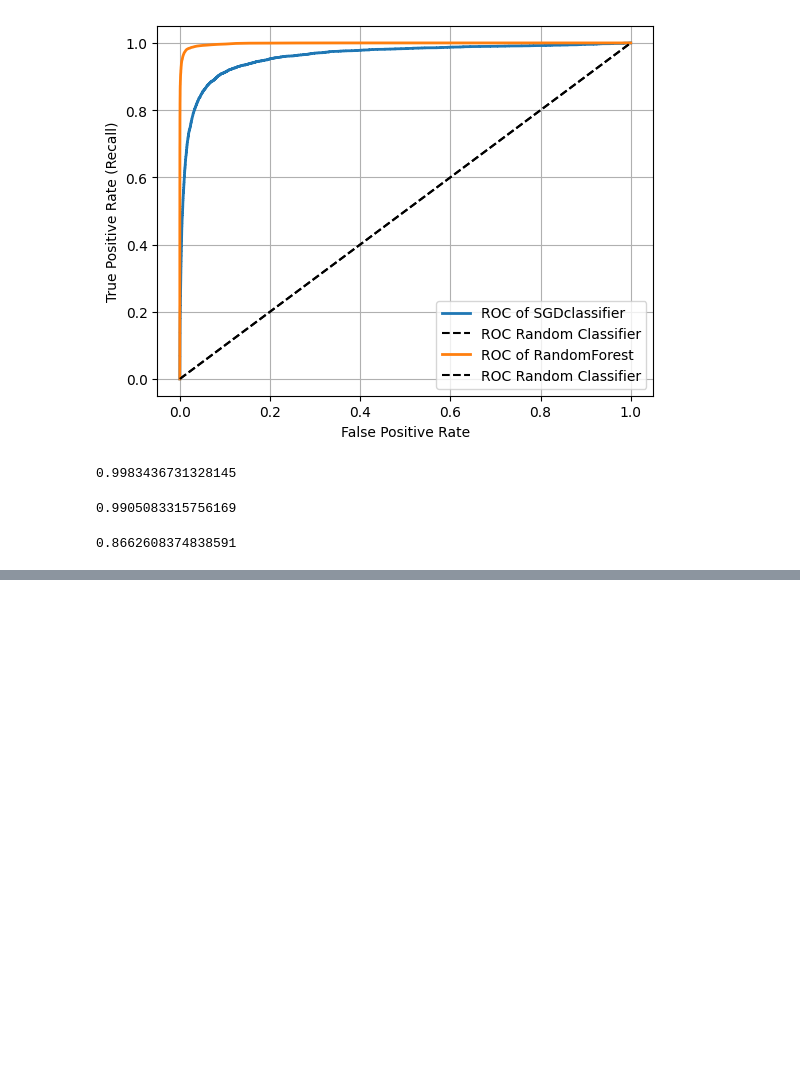
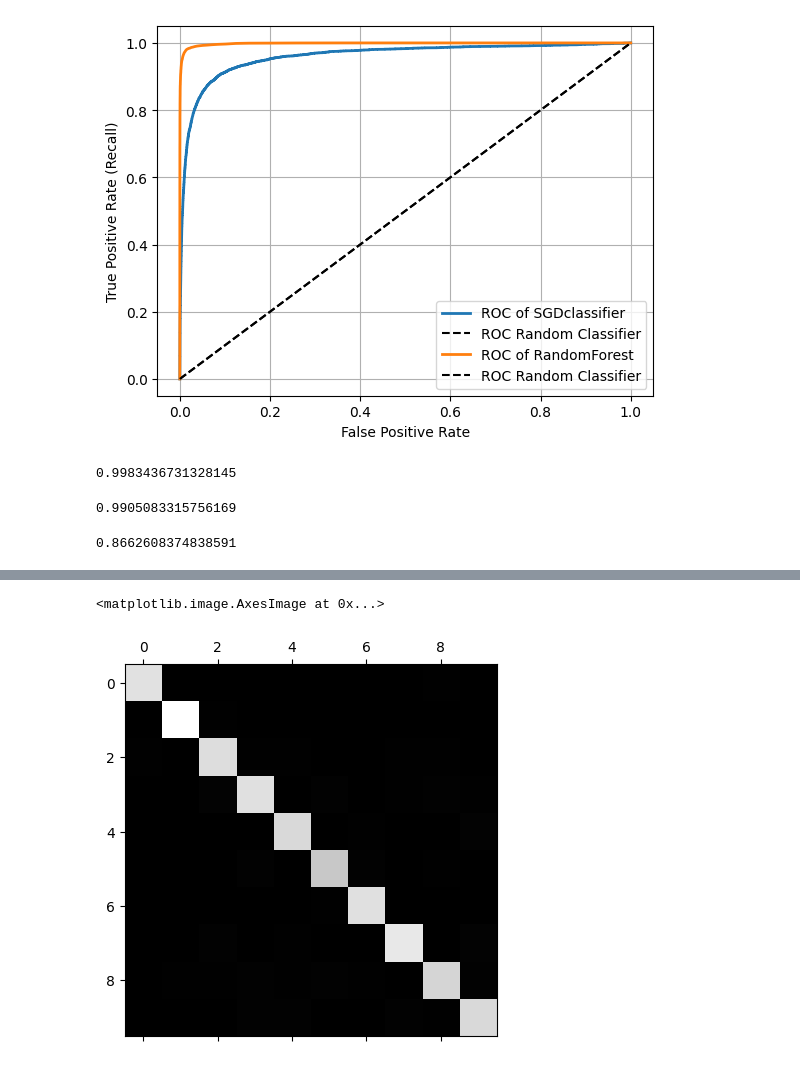
Before and after one commit to Cheslaff/HandsOnML, a Jupyter notebook: Part1Chapter3.ipynb, the cells around one changed output, grey strips where cells are left out. Cells and saved outputs as stored; diff of their text form; code cells hidden in the pictures; blank space fills up the shorter version.

```diff
--- a/Part1Chapter3.ipynb
+++ b/Part1Chapter3.ipynb
@@ -267,0 +299,3 @@ recall_score(y_train_5, forest_pred)
+# %%
+ovo_clf = OneVsOneClassifier(SGDClassifier(random_state=42))
+ovo_clf.fit(X_train, y_train)
@@ -267,0 +312,2 @@ recall_score(y_train_5, forest_pred)
+# %%
+forest_clf.fit(X_train, y_train)
@@ -267,0 +330,6 @@ recall_score(y_train_5, forest_pred)
+# %%
+# Scaling Features improves quality
+from sklearn.preprocessing import StandardScaler
+scaler = StandardScaler()
+X_train_scaled = scaler.fit_transform(X_train.astype(np.float64))
+cross_val_score(forest_clf, X_train_scaled, y_train, cv=3, scoring="accuracy")
@@ -267,0 +340,4 @@ recall_score(y_train_5, forest_pred)
+# %%
+y_train_pred = cross_val_predict(forest_clf, X_train_scaled, y_train, cv=3)
+conf_mx = confusion_matrix(y_train, y_train_pred)
+conf_mx
@@ -267,0 +355,5 @@ recall_score(y_train_5, forest_pred)
+# %%
+plt.matshow(conf_mx, cmap="grey")
+# %% [output]
+<matplotlib.image.AxesImage at 0x...>
+[figure, added]
```
Also changed, not shown: parts of 33 cells of this notebook.
